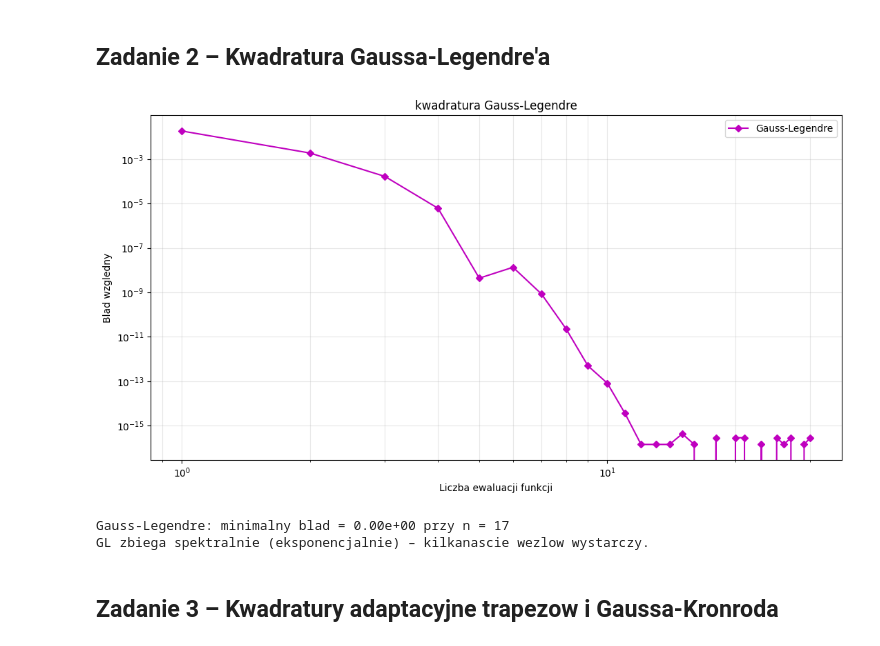
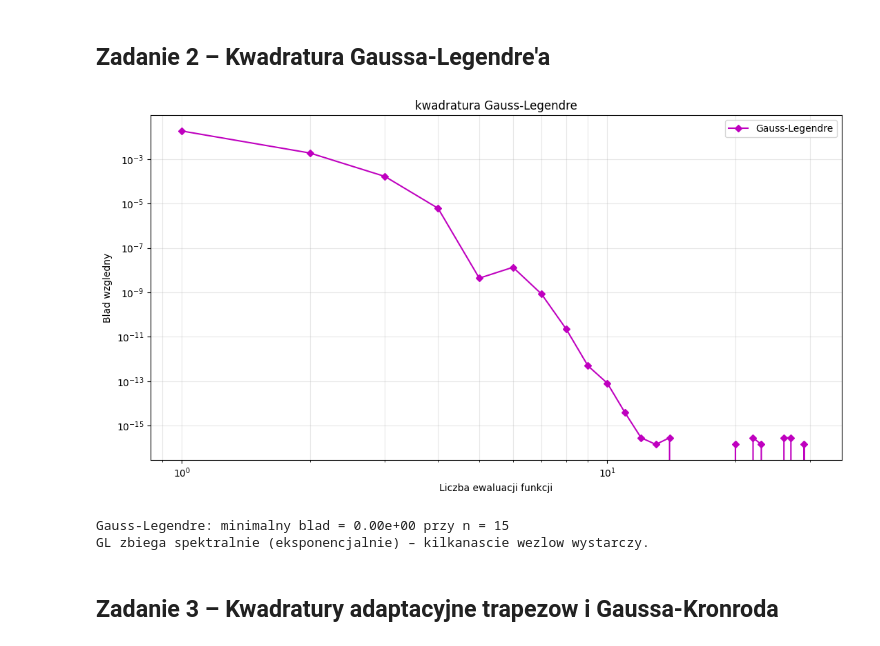
Before and after one commit to mateuszstoch/AGH, a Jupyter notebook: MOwNiT/lab6/lab6.ipynb, the cells around one changed output. Saved outputs shown, nothing was run; the diff lists cells and outputs as text; code cells hidden in the pictures.

```diff
--- a/MOwNiT/lab6/lab6.ipynb
+++ b/MOwNiT/lab6/lab6.ipynb
@@ -132,35 +132,35 @@ Prostokatow i trapezow: O(h^2), Simpsona: O(h^4)
 # %%
 n_gl_list = list(range(1, 31))
 n_evals_gl = []
 err_gl = []
 
 for n in n_gl_list:
     xi, wi = leggauss(n)
     xi = np.float64(xi)
     wi = np.float64(wi)
     x_mapped = np.float64(0.5) * (xi + np.float64(1.0))
-    w_mapped = np.float64(0.5) * wi
-    I_gl = np.dot(w_mapped, f(x_mapped))
+    w_mapped = wi
+    I_gl = np.float64(0.5)*np.dot(w_mapped, f(x_mapped))
     e = rel_err(I_gl)
     err_gl.append(e)
     n_evals_gl.append(n)
 
 fig, ax = plt.subplots(figsize=(11, 6))
 ax.loglog(n_evals_gl,   err_gl,   'm-D', markersize=5, label='Gauss-Legendre')
 ax.set_xlabel('Liczba ewaluacji funkcji')
 ax.set_ylabel('Blad wzgledny')
 ax.set_title('kwadratura Gauss-Legendre')
 ax.legend()
 ax.grid(True, which='both', alpha=0.3)
 plt.tight_layout()
 plt.show()
 
 best_idx = int(np.argmin(err_gl))
 print(f"Gauss-Legendre: minimalny blad = {err_gl[best_idx]:.2e} przy n = {n_gl_list[best_idx]}")
 print("GL zbiega spektralnie (eksponencjalnie) – kilkanascie wezlow wystarczy.")
 # %% [output]
-[figure, old version]
+[figure, new version]
-Gauss-Legendre: minimalny blad = 0.00e+00 przy n = 17
+Gauss-Legendre: minimalny blad = 0.00e+00 przy n = 15
 GL zbiega spektralnie (eksponencjalnie) – kilkanascie wezlow wystarczy.
 # %% [markdown]
 ## Zadanie 3 – Kwadratury adaptacyjne trapezow i Gaussa-Kronroda
```
Also changed, not shown: parts of 2 cells of this notebook, 5 other files.
